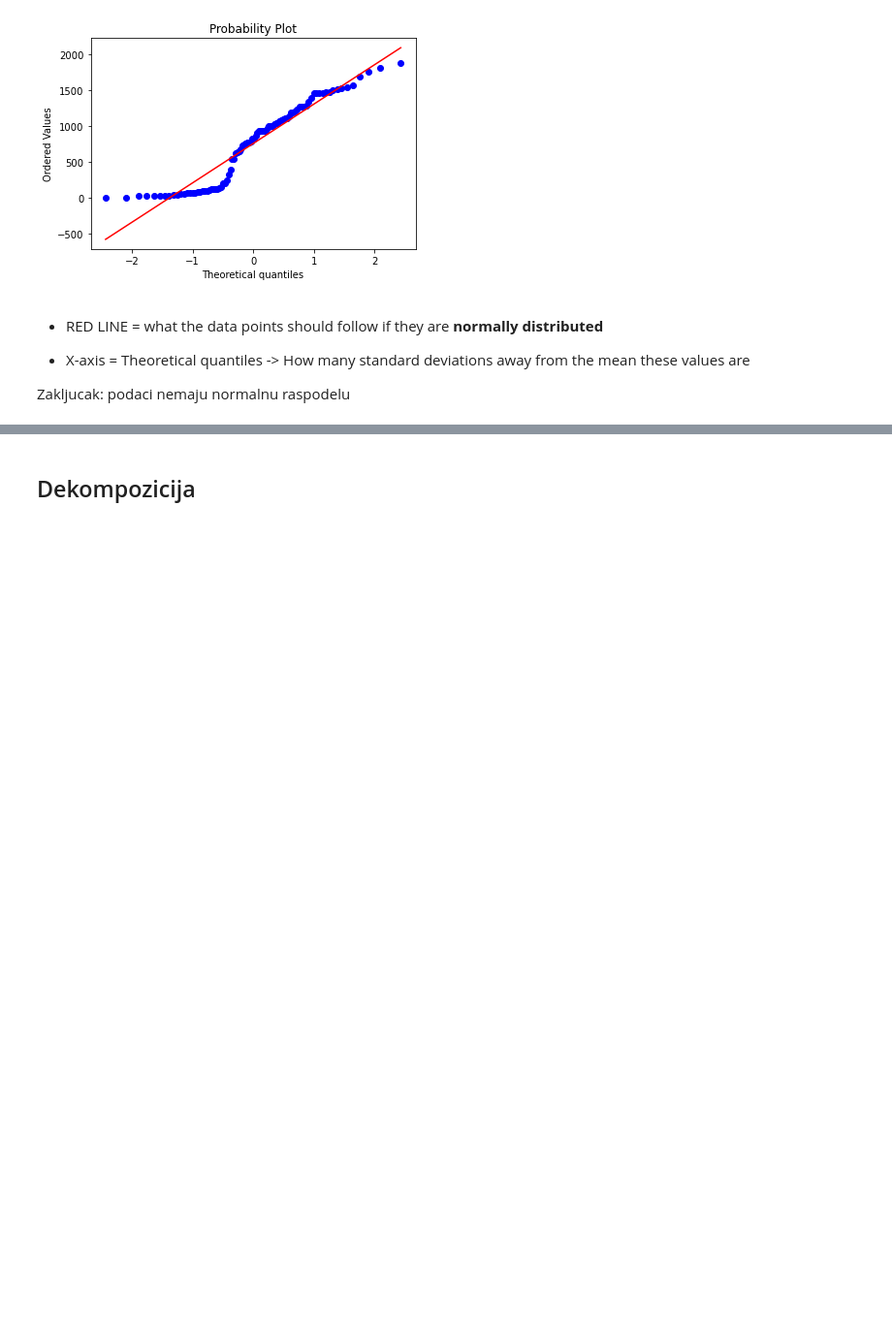
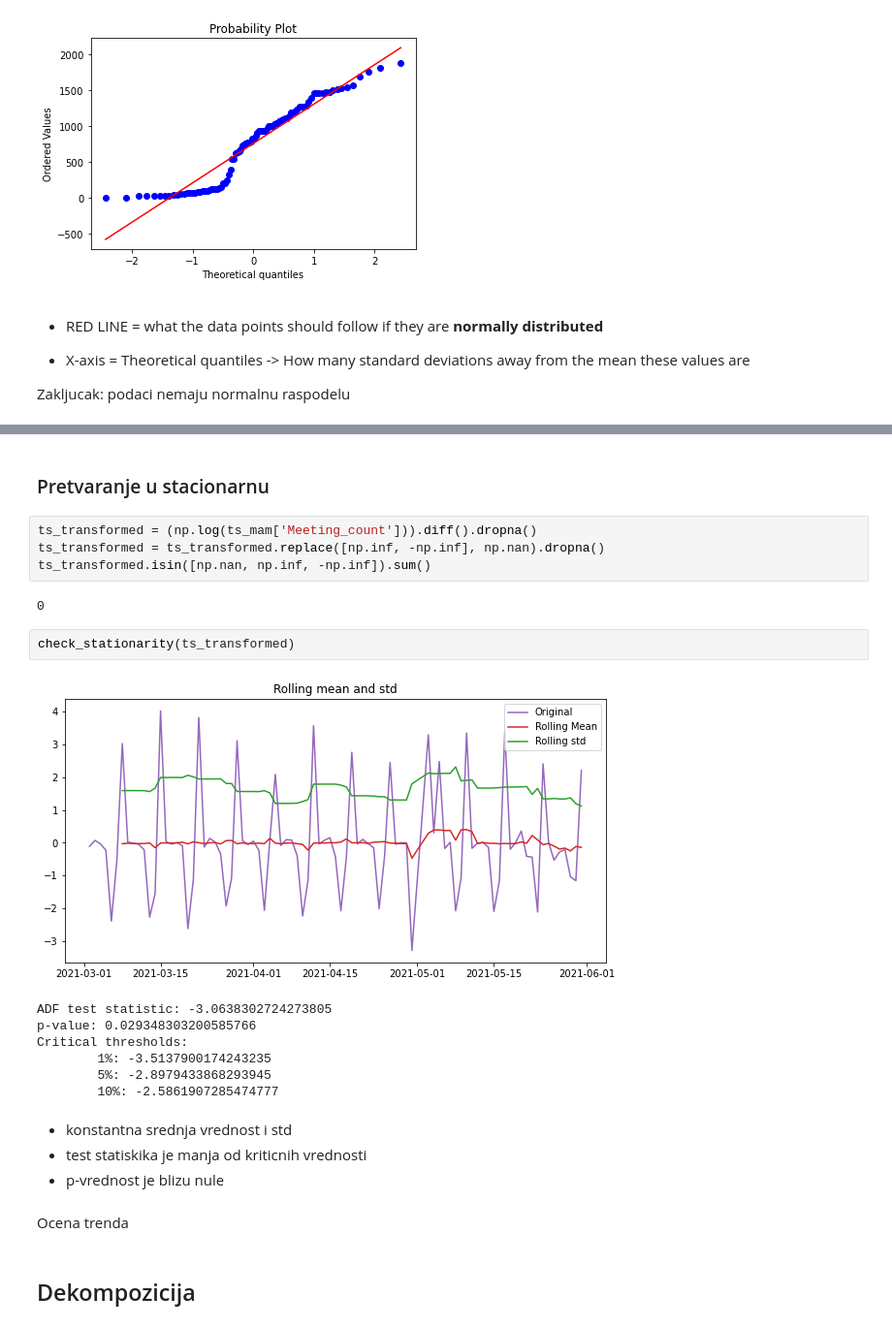
Before and after one commit to Anakin2012/Webex_Time_Series, a Jupyter notebook: webex_time_series.ipynb, the cells around one changed output, grey strips where cells are left out. Shown at 97% size. Drawn from its saved outputs; the diff is of its cells as text; blank space fills up the shorter version.

```diff
--- a/webex_time_series.ipynb
+++ b/webex_time_series.ipynb
@@ -337,3 +345,27 @@ Odavde je zakljucak da serija nije stacionarna i da postoji autokorelacija
+# %% [markdown]
+### Pretvaranje u stacionarnu
+# %%
+ts_transformed = (np.log(ts_mam['Meeting_count'])).diff().dropna()
+ts_transformed = ts_transformed.replace([np.inf, -np.inf], np.nan).dropna()
+ts_transformed.isin([np.nan, np.inf, -np.inf]).sum()
+# %% [output]
+0
+# %%
+check_stationarity(ts_transformed)
+# %% [output]
+[figure, added]
+ADF test statistic: -3.0638302724273805
+p-value: 0.029348303200585766
+Critical thresholds:
+        1%: -3.5137900174243235
+        5%: -2.8979433868293945
+        10%: -2.5861907285474777
+# %% [markdown]
+- konstantna srednja vrednost i std
+- test statiskika je manja od kriticnih vrednosti
+- p-vrednost je blizu nule
+# %% [markdown]
+Ocena trenda
 # %% [markdown]
 ## Dekompozicija
 # %% [markdown]
```
Also changed, not shown: parts of 107 cells of this notebook.
